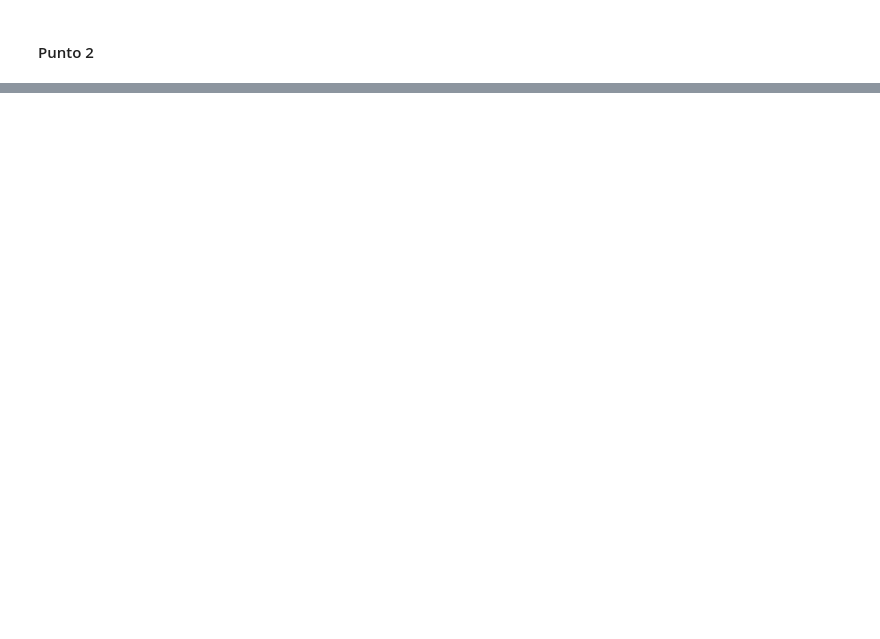
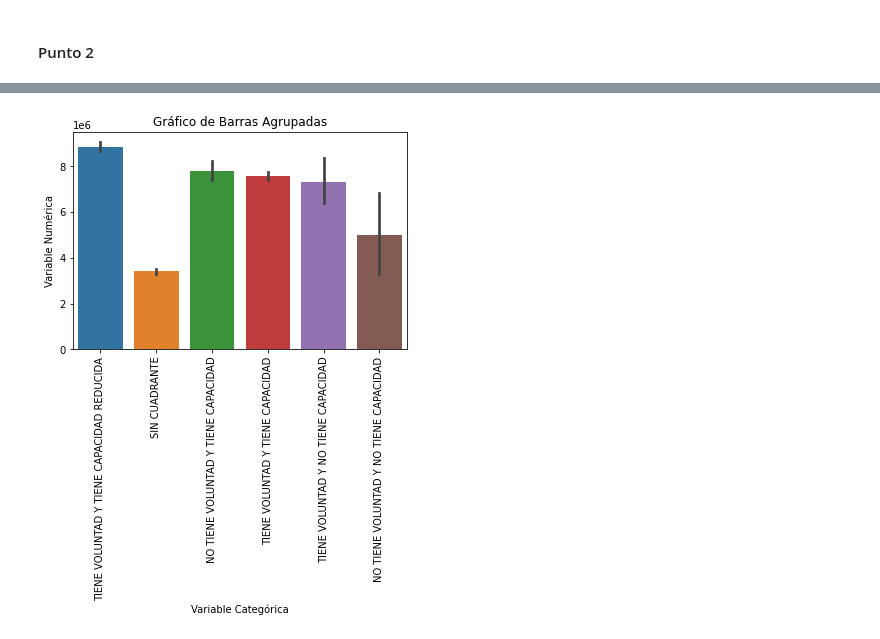
Before and after one commit to lucianarpo14/proyectoEAFIT, a Jupyter notebook: Proyecto1.ipynb, the cells around one changed output, grey strips where cells are left out. Saved outputs shown, nothing was run; the diff lists cells and outputs as text; code cells hidden in the pictures; blank space fills up the shorter version.

```diff
--- a/Proyecto1.ipynb
+++ b/Proyecto1.ipynb
@@ -9,7 +9,7 @@ import warnings
 ### Importación de recursos
 # %%
 #data = pd.read_csv('https://raw.githubusercontent.com/insaid2018/Term-4/master/CaseStudy/Attrition.csv')
-data = pd.read_excel('Caso 01 - Cobranza Sector Financiero.xlsx')
+data = pd.read_excel('C:/Users/Luciana Restrepo/Documents/Proyecto EAFIT/Caso1.xlsx')
 # %% [markdown]
 ### Desarrollo
 # %% [markdown]
@@ -166,0 +424,12 @@ fdsfsfa
+# %%
+import matplotlib.pyplot as plt
+import seaborn as sns
+
+sns.barplot(x='Cuadrante', y='Valor Obligacion', data=data_real)
+plt.xticks(rotation=90)
+plt.xlabel('Variable Categórica')
+plt.ylabel('Variable Numérica')
+plt.title('Gráfico de Barras Agrupadas')
+plt.show()
+# %% [output]
+[figure, added]
```
Also changed, not shown: parts of 32 cells of this notebook.
